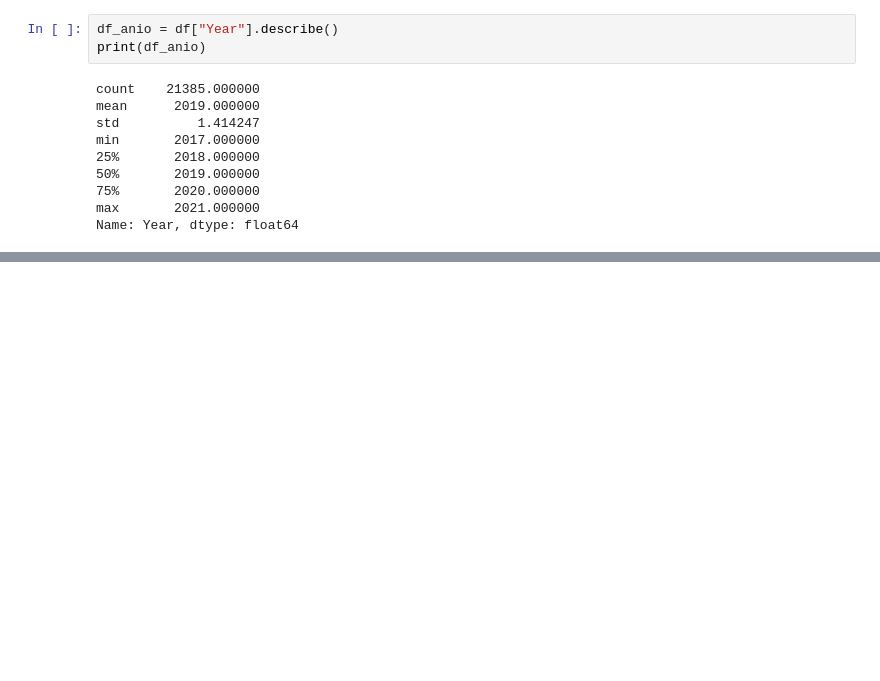
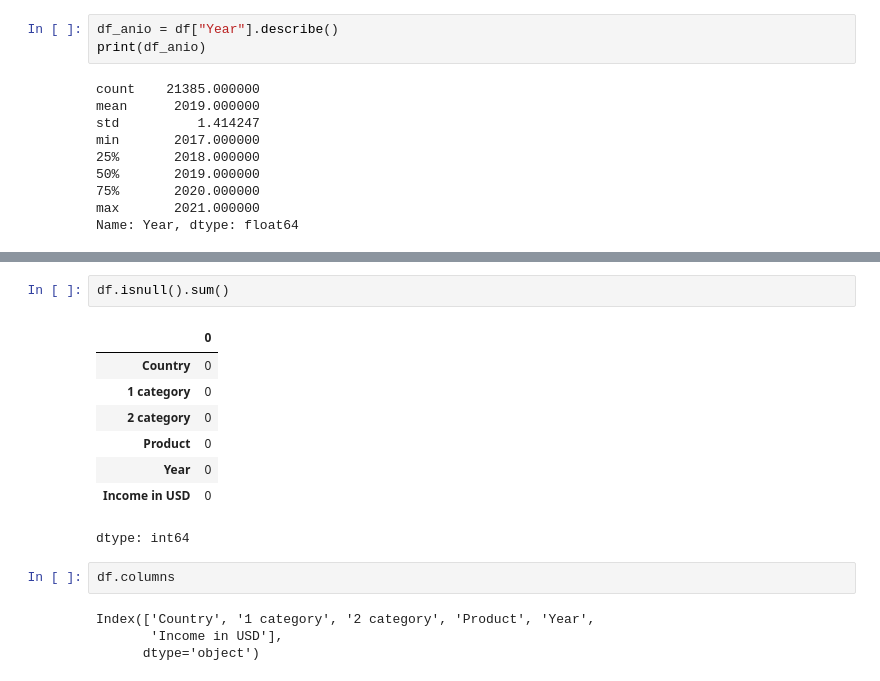
Before and after one commit to Cxris2145/MineriaDatos2026, a Jupyter notebook: ExportacionesChile2026.ipynb, the cells around one changed output, grey strips where cells are left out. Saved outputs shown, nothing was run; the diff lists cells and outputs as text; blank space fills up the shorter version.

```diff
--- a/ExportacionesChile2026.ipynb
+++ b/ExportacionesChile2026.ipynb
@@ -62,0 +139,17 @@ HOLA
+# %%
+df.isnull().sum()
+# %% [output]
+|  | 0 |
+| Country | 0 |
+| 1 category | 0 |
+| 2 category | 0 |
+| Product | 0 |
+| Year | 0 |
+| Income in USD | 0 |
+dtype: int64
+# %%
+df.columns
+# %% [output]
+Index(['Country', '1 category', '2 category', 'Product', 'Year',
+       'Income in USD'],
+      dtype='object')
```
Also changed, not shown: parts of 10 cells of this notebook.
